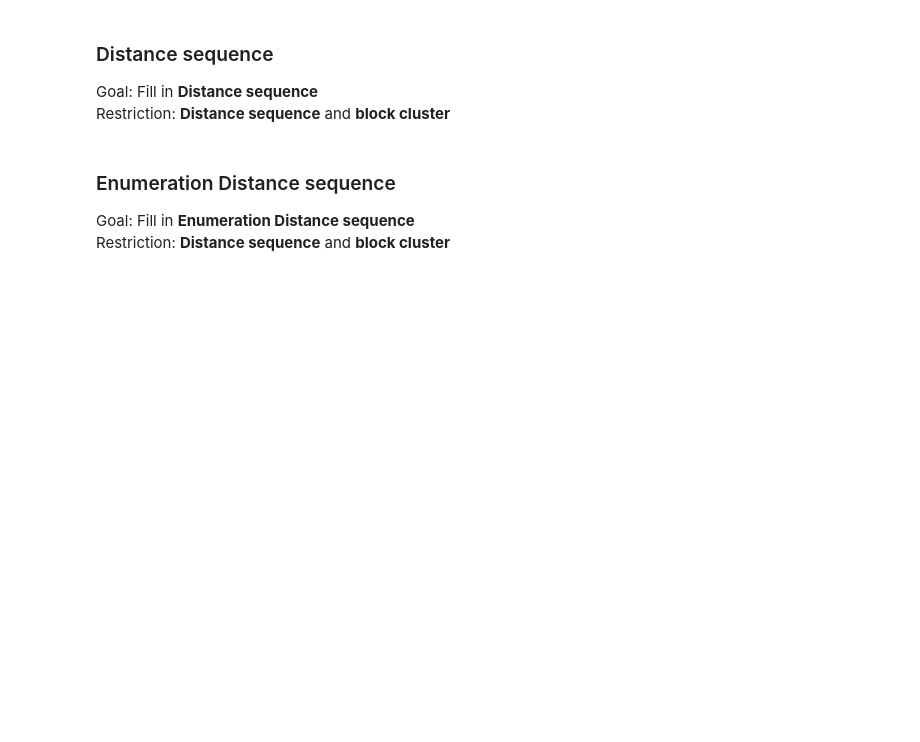
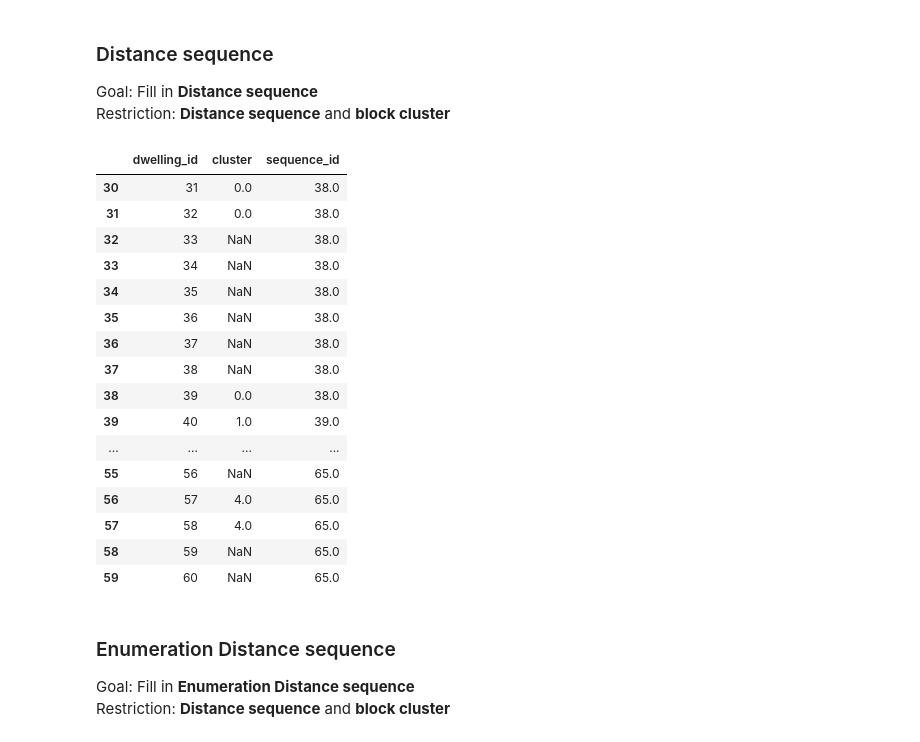
Before and after one commit to CenterForSpatialResearch/hnyc-spatial-linkage, a Jupyter notebook: interpolation_notebooks/working_notebook/EDA_sequence_interpolation_using_block_cluster.ipynb, the cells around one changed output. Cells and saved outputs as stored; diff of their text form; code cells hidden in the pictures; blank space fills up the shorter version.

```diff
--- a/interpolation_notebooks/working_notebook/EDA_sequence_interpolation_using_block_cluster.ipynb
+++ b/interpolation_notebooks/working_notebook/EDA_sequence_interpolation_using_block_cluster.ipynb
@@ -165,6 +165,26 @@ all_dwellings_2_dist = dataprocessing.all_dwellings_sequenced(census_all_dwellin
                                                               dwelling_col = dwelling_col)
 ## remove the other sequence col. To be filled later.
 all_dwellings_2_dist.drop(columns=[dist_enum_col], inplace=True)
+# %%
+all_dwellings_2_dist[[dwelling_col, 'cluster', 'sequence_id']].iloc[30:60]
+# %% [output]
+|  | dwelling_id | cluster | sequence_id |
+| 30 | 31 | 0.0 | 38.0 |
+| 31 | 32 | 0.0 | 38.0 |
+| 32 | 33 | NaN | 38.0 |
+| 33 | 34 | NaN | 38.0 |
+| 34 | 35 | NaN | 38.0 |
+| 35 | 36 | NaN | 38.0 |
+| 36 | 37 | NaN | 38.0 |
+| 37 | 38 | NaN | 38.0 |
+| 38 | 39 | 0.0 | 38.0 |
+| 39 | 40 | 1.0 | 39.0 |
+| ... | ... | ... | ... |
+| 55 | 56 | NaN | 65.0 |
+| 56 | 57 | 4.0 | 65.0 |
+| 57 | 58 | 4.0 | 65.0 |
+| 58 | 59 | NaN | 65.0 |
+| 59 | 60 | NaN | 65.0 |
 # %% [markdown]
 ### Enumeration Distance sequence
 
```
Also changed, not shown: 4 other files.
